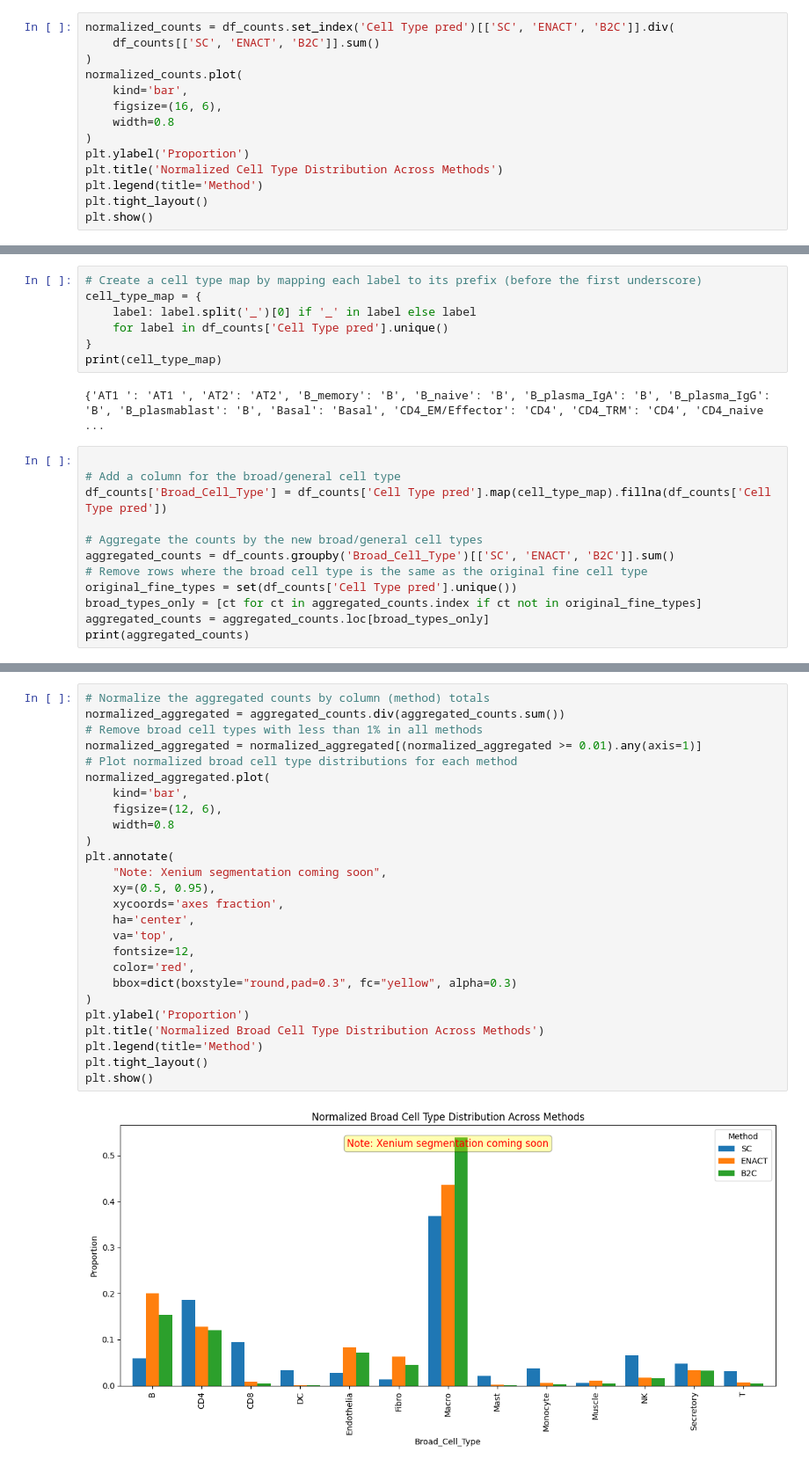
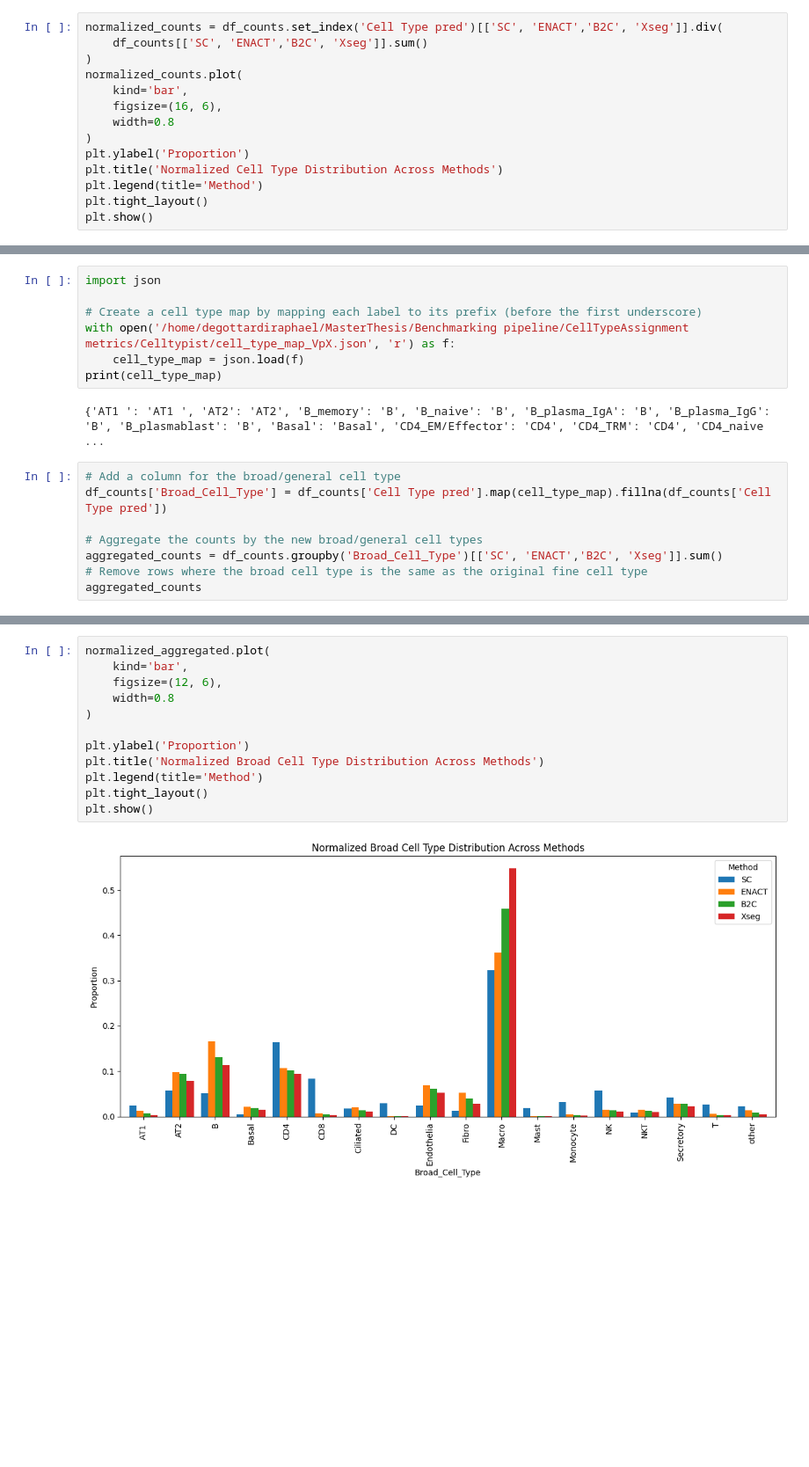
Before and after one commit to RaphaelDeGottardi/MasterThesis, a Jupyter notebook: Benchmarking pipeline/CellTypeAssignment metrics/Celltypist/Celltypist_plots.ipynb, the cells around one changed output, grey strips where cells are left out. Shown at 88% size. Drawn from its saved outputs; the diff is of its cells as text; blank space fills up the shorter version.

```diff
--- a/Benchmarking pipeline/CellTypeAssignment metrics/Celltypist/Celltypist_plots.ipynb
+++ b/Benchmarking pipeline/CellTypeAssignment metrics/Celltypist/Celltypist_plots.ipynb
@@ -55,6 +48,6 @@ plt.show()
 # %%
-normalized_counts = df_counts.set_index('Cell Type pred')[['SC', 'ENACT', 'B2C']].div(
-    df_counts[['SC', 'ENACT', 'B2C']].sum()
+normalized_counts = df_counts.set_index('Cell Type pred')[['SC', 'ENACT','B2C', 'Xseg']].div(
+    df_counts[['SC', 'ENACT','B2C', 'Xseg']].sum()
 )
 normalized_counts.plot(
     kind='bar',
@@ -84,24 +77,20 @@ print(df_counts['Cell Type pred'])
 73                 gdT
 Name: Cell Type pred, Length: 74, dtype: object
 # %%
+import json
+
 # Create a cell type map by mapping each label to its prefix (before the first underscore)
-cell_type_map = {
-    label: label.split('_')[0] if '_' in label else label
-    for label in df_counts['Cell Type pred'].unique()
-}
+with open('/home/degottardiraphael/MasterThesis/Benchmarking pipeline/CellTypeAssignment metrics/Celltypist/cell_type_map_VpX.json', 'r') as f:
+    cell_type_map = json.load(f)
 print(cell_type_map)
 # %% [output]
 {'AT1 ': 'AT1 ', 'AT2': 'AT2', 'B_memory': 'B', 'B_naive': 'B', 'B_plasma_IgA': 'B', 'B_plasma_IgG': 'B', 'B_plasmablast': 'B', 'Basal': 'Basal', 'CD4_EM/Effector': 'CD4', 'CD4_TRM': 'CD4', 'CD4_naive ...
 # %%
-
 # Add a column for the broad/general cell type
 df_counts['Broad_Cell_Type'] = df_counts['Cell Type pred'].map(cell_type_map).fillna(df_counts['Cell Type pred'])
 
 # Aggregate the counts by the new broad/general cell types
-aggregated_counts = df_counts.groupby('Broad_Cell_Type')[['SC', 'ENACT', 'B2C']].sum()
+aggregated_counts = df_counts.groupby('Broad_Cell_Type')[['SC', 'ENACT','B2C', 'Xseg']].sum()
 # Remove rows where the broad cell type is the same as the original fine cell type
-original_fine_types = set(df_counts['Cell Type pred'].unique())
-broad_types_only = [ct for ct in aggregated_counts.index if ct not in original_fine_types]
-aggregated_counts = aggregated_counts.loc[broad_types_only]
-print(aggregated_counts)
+aggregated_counts
 # %% [output]
@@ -128,28 +138,14 @@ T                 3290.0   1090.0    704.0
 # %%
-# Normalize the aggregated counts by column (method) totals
-normalized_aggregated = aggregated_counts.div(aggregated_counts.sum())
-# Remove broad cell types with less than 1% in all methods
-normalized_aggregated = normalized_aggregated[(normalized_aggregated >= 0.01).any(axis=1)]
-# Plot normalized broad cell type distributions for each method
 normalized_aggregated.plot(
     kind='bar',
     figsize=(12, 6),
     width=0.8
 )
-plt.annotate(
-    "Note: Xenium segmentation coming soon",
-    xy=(0.5, 0.95),
-    xycoords='axes fraction',
-    ha='center',
-    va='top',
-    fontsize=12,
-    color='red',
-    bbox=dict(boxstyle="round,pad=0.3", fc="yellow", alpha=0.3)
-)
+
 plt.ylabel('Proportion')
 plt.title('Normalized Broad Cell Type Distribution Across Methods')
 plt.legend(title='Method')
 plt.tight_layout()
 plt.show()
 # %% [output]
-[figure, old version]
+[figure, new version]
```
Also changed, not shown: parts of 11 cells of this notebook, 10 other files.
